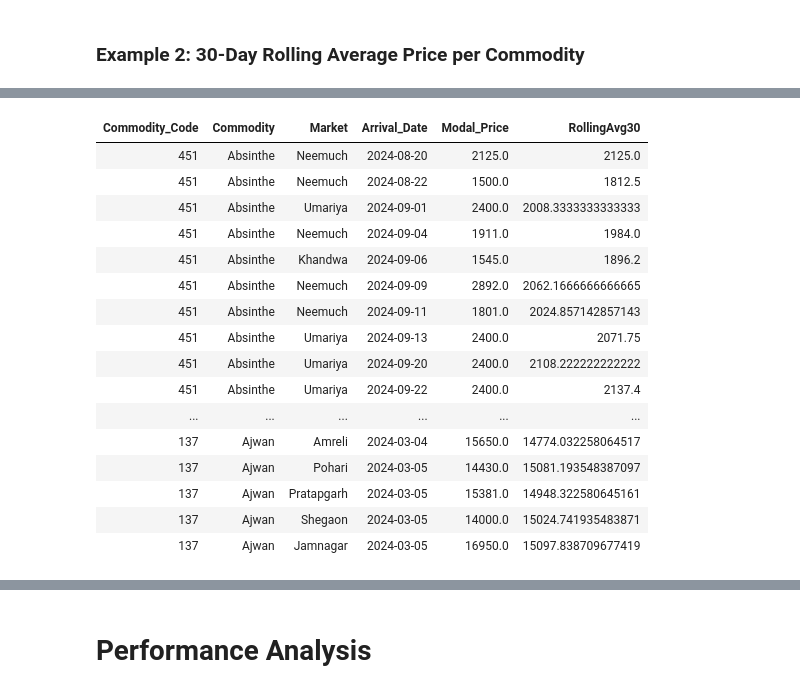
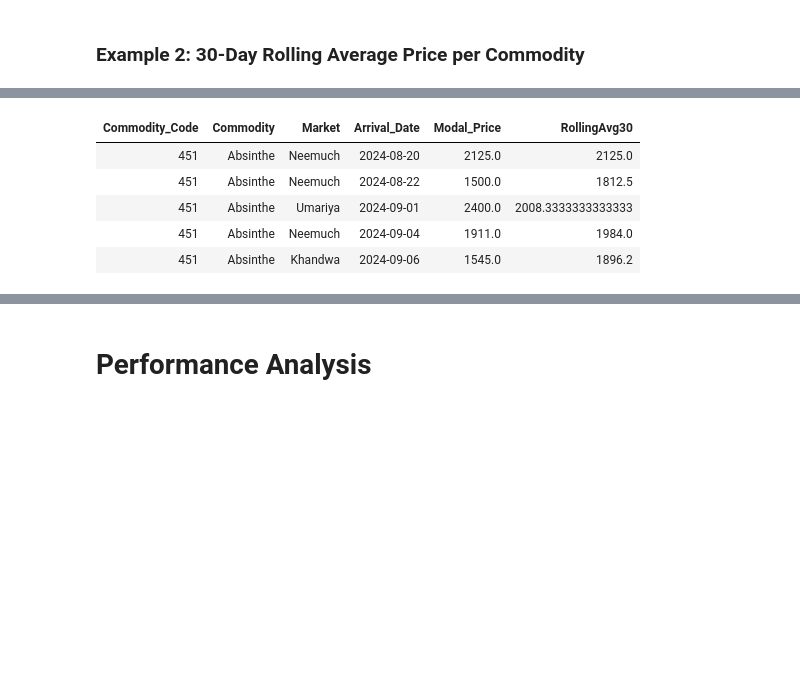
Before and after one commit to Kedar-V/Pyspark, a Jupyter notebook: Pyspark Assignment.ipynb, the cells around one changed output, grey strips where cells are left out. Saved outputs shown, nothing was run; the diff lists cells and outputs as text; code cells hidden in the pictures; blank space fills up the shorter version.

```diff
--- a/Pyspark Assignment.ipynb
+++ b/Pyspark Assignment.ipynb
@@ -522,42 +493,31 @@ display(df_bad_complex_result.head(1000))
 from pyspark.sql import functions as F
 from pyspark.sql.window import Window
 
 lookup = df_clean.select("Commodity_Code").distinct()
 
 df_opt_complex = (
     df_clean
         .withColumn("Year", F.year("Arrival_Date"))
         .filter("Year >= 2024")                               # early filter
         .select("Commodity_Code", "Commodity", "Market", "Arrival_Date", "Modal_Price")
         .join(F.broadcast(lookup), "Commodity_Code")          # no shuffle
         .repartition("Commodity")                             # co-locate rows for window agg
         .withColumn(
             "RollingAvg30",
             F.avg("Modal_Price").over(
                 Window.partitionBy("Commodity")
                       .orderBy("Arrival_Date")
                       .rowsBetween(-30, 0)
             )
         )
 )
 
 df_opt_complex_result = df_opt_complex.orderBy("Commodity", "Arrival_Date")
-display(df_opt_complex_result.head(1000))
+display(df_opt_complex_result.head(5))
 # %% [output]
 | Commodity_Code | Commodity | Market | Arrival_Date | Modal_Price | RollingAvg30 |
 | 451 | Absinthe | Neemuch | 2024-08-20 | 2125.0 | 2125.0 |
 | 451 | Absinthe | Neemuch | 2024-08-22 | 1500.0 | 1812.5 |
 | 451 | Absinthe | Umariya | 2024-09-01 | 2400.0 | 2008.3333333333333 |
 | 451 | Absinthe | Neemuch | 2024-09-04 | 1911.0 | 1984.0 |
 | 451 | Absinthe | Khandwa | 2024-09-06 | 1545.0 | 1896.2 |
-| 451 | Absinthe | Neemuch | 2024-09-09 | 2892.0 | 2062.1666666666665 |
-| 451 | Absinthe | Neemuch | 2024-09-11 | 1801.0 | 2024.857142857143 |
-| 451 | Absinthe | Umariya | 2024-09-13 | 2400.0 | 2071.75 |
-| 451 | Absinthe | Umariya | 2024-09-20 | 2400.0 | 2108.222222222222 |
-| 451 | Absinthe | Umariya | 2024-09-22 | 2400.0 | 2137.4 |
-| ... | ... | ... | ... | ... | ... |
-| 137 | Ajwan | Amreli | 2024-03-04 | 15650.0 | 14774.032258064517 |
-| 137 | Ajwan | Pohari | 2024-03-05 | 14430.0 | 15081.193548387097 |
-| 137 | Ajwan | Pratapgarh | 2024-03-05 | 15381.0 | 14948.322580645161 |
-| 137 | Ajwan | Shegaon | 2024-03-05 | 14000.0 | 15024.741935483871 |
-| 137 | Ajwan | Jamnagar | 2024-03-05 | 16950.0 | 15097.838709677419 |
```
Also changed, not shown: parts of 9 cells of this notebook.
